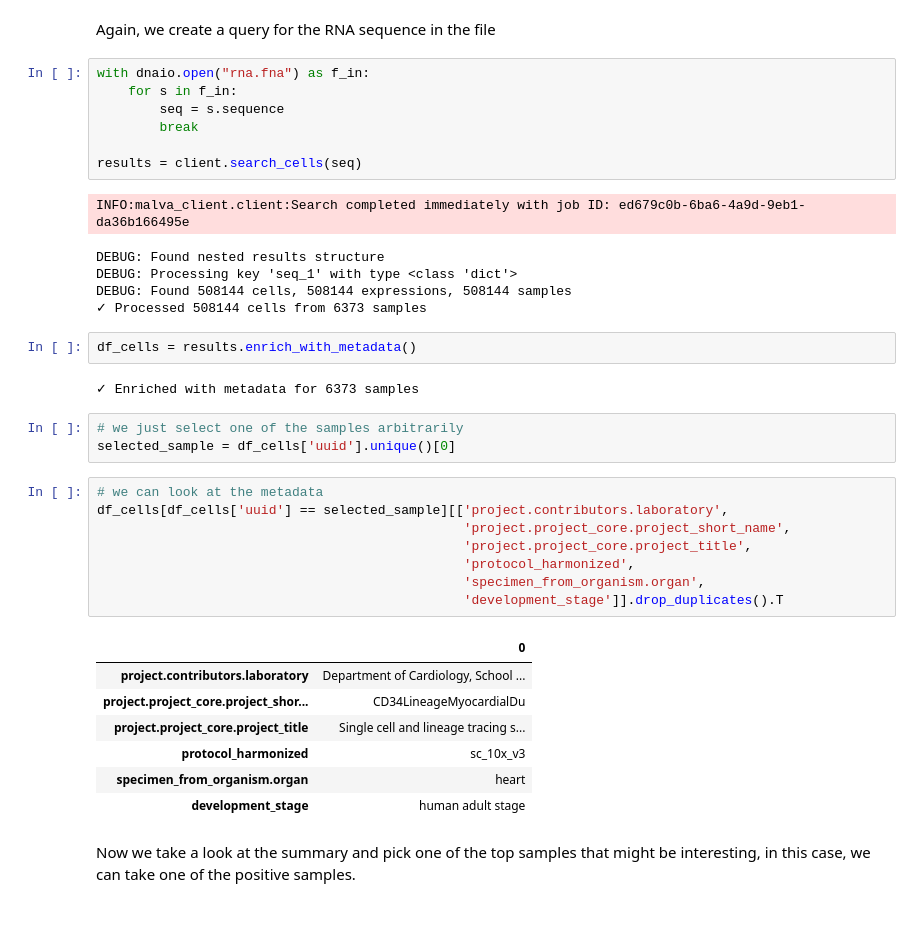
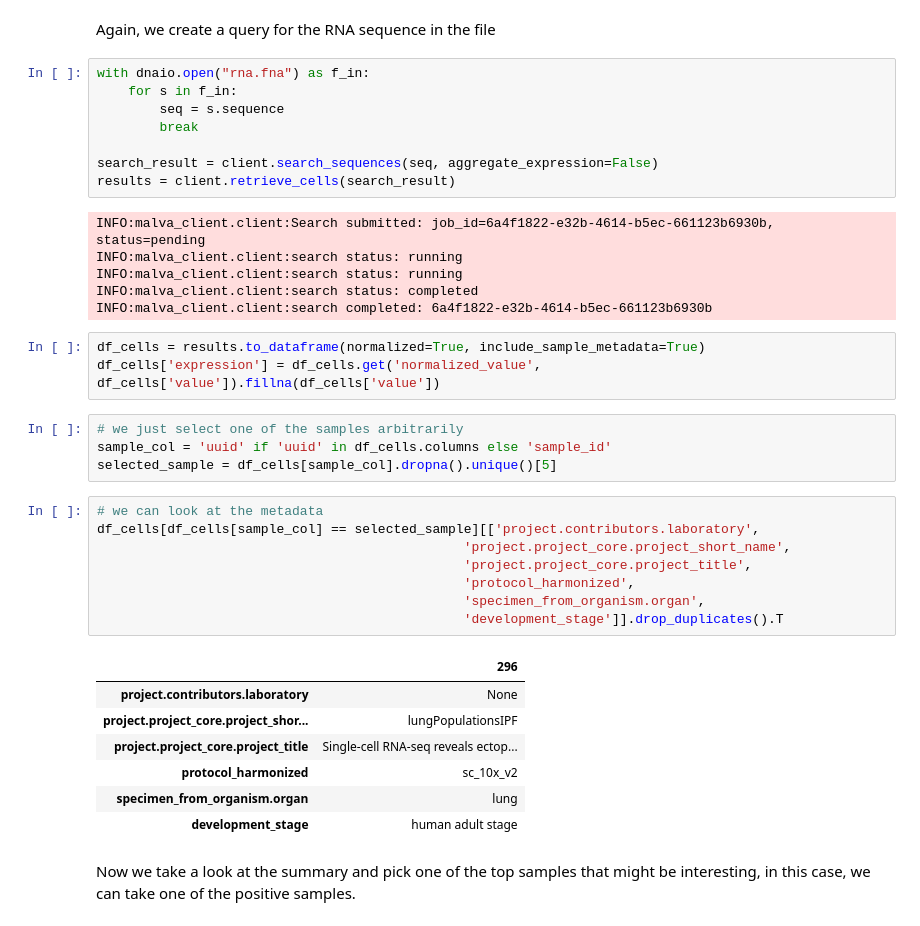
Before and after one commit to malva-bio/malva_client, a Jupyter notebook: examples/03_projecting_to_cells.ipynb, the cells around one changed output. Saved outputs shown, nothing was run; the diff lists cells and outputs as text.

```diff
--- a/examples/03_projecting_to_cells.ipynb
+++ b/examples/03_projecting_to_cells.ipynb
@@ -44,35 +44,36 @@ with dnaio.open("rna.fna") as f_in:
         seq = s.sequence
         break
 
-results = client.search_cells(seq)
+search_result = client.search_sequences(seq, aggregate_expression=False)
+results = client.retrieve_cells(search_result)
 # %% [output]
-INFO:malva_client.client:Search completed immediately with job ID: ed679c0b-6ba6-4a9d-9eb1-da36b166495e
+INFO:malva_client.client:Search submitted: job_id=6a4f1822-e32b-4614-b5ec-661123b6930b, status=pending
+INFO:malva_client.client:search status: running
+INFO:malva_client.client:search status: running
+INFO:malva_client.client:search status: completed
+INFO:malva_client.client:search completed: 6a4f1822-e32b-4614-b5ec-661123b6930b
-DEBUG: Found nested results structure
-DEBUG: Processing key 'seq_1' with type <class 'dict'>
-DEBUG: Found 508144 cells, 508144 expressions, 508144 samples
-✓ Processed 508144 cells from 6373 samples
 # %%
-df_cells = results.enrich_with_metadata()
+df_cells = results.to_dataframe(normalized=True, include_sample_metadata=True)
+df_cells['expression'] = df_cells.get('normalized_value', df_cells['value']).fillna(df_cells['value'])
-# %% [output]
-✓ Enriched with metadata for 6373 samples
 # %%
 # we just select one of the samples arbitrarily
-selected_sample = df_cells['uuid'].unique()[0]
+sample_col = 'uuid' if 'uuid' in df_cells.columns else 'sample_id'
+selected_sample = df_cells[sample_col].dropna().unique()[5]
 # %%
 # we can look at the metadata
-df_cells[df_cells['uuid'] == selected_sample][['project.contributors.laboratory',
+df_cells[df_cells[sample_col] == selected_sample][['project.contributors.laboratory',
                                                'project.project_core.project_short_name',
                                                'project.project_core.project_title',
                                                'protocol_harmonized',
                                                'specimen_from_organism.organ',
                                                'development_stage']].drop_duplicates().T
 # %% [output]
-|  | 0 |
-| project.contributors.laboratory | Department of Cardiology, School ... |
-| project.project_core.project_shor... | CD34LineageMyocardialDu |
-| project.project_core.project_title | Single cell and lineage tracing s... |
-| protocol_harmonized | sc_10x_v3 |
-| specimen_from_organism.organ | heart |
+|  | 296 |
+| project.contributors.laboratory | None |
+| project.project_core.project_shor... | lungPopulationsIPF |
+| project.project_core.project_title | Single-cell RNA-seq reveals ectop... |
+| protocol_harmonized | sc_10x_v2 |
+| specimen_from_organism.organ | lung |
 | development_stage | human adult stage |
 # %% [markdown]
 Now we take a look at the summary and pick one of the top samples that might be interesting, in this case, we can take one of the positive samples.
```
Also changed, not shown: parts of 11 cells of this notebook, 3 other files.
